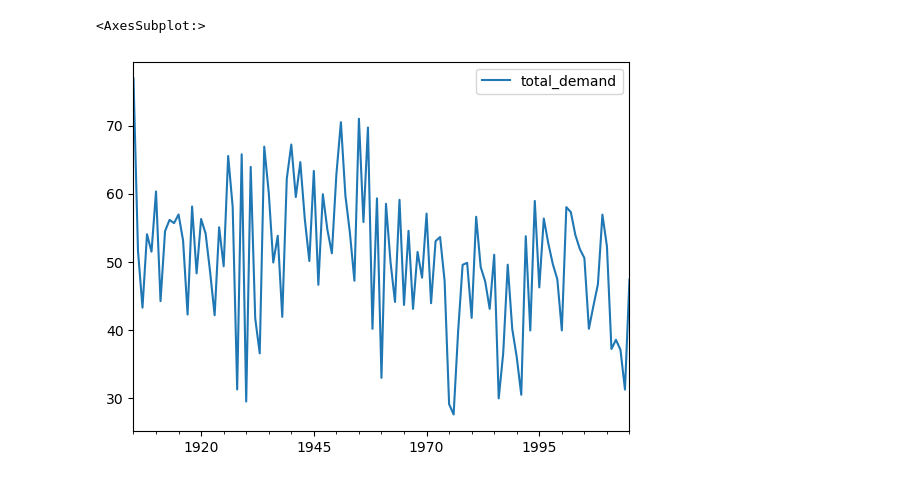
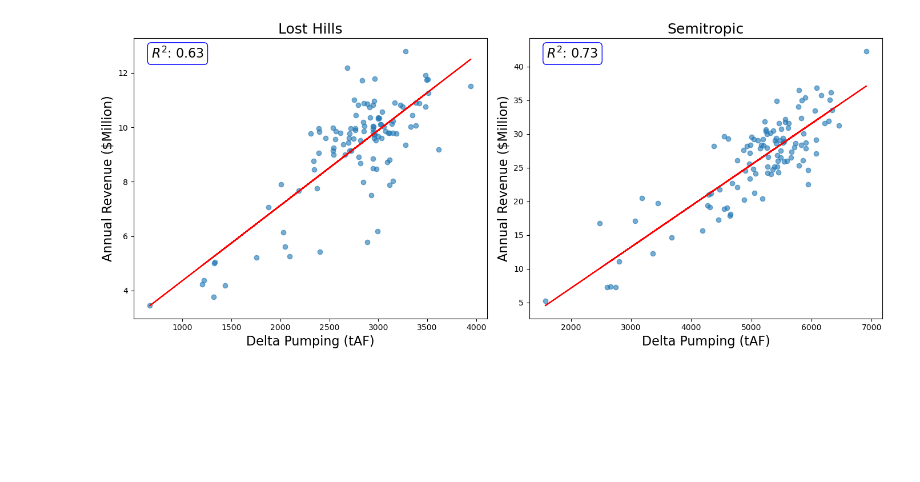
Before and after one commit to dlkency/CALFEWS_waterFutures, a Jupyter notebook: postprocess_district_rev.ipynb, the cells around one changed output. Saved outputs shown, nothing was run; the diff lists cells and outputs as text; code cells hidden in the pictures; blank space fills up the shorter version.

```diff
--- a/postprocess_district_rev.ipynb
+++ b/postprocess_district_rev.ipynb
@@ -61,9 +16,68 @@ metropolitan_SOC_irr_demand
-# %%
-yearly_demand_1 = datDaily[['wonderful_LHL_tableA_delivery']].resample('AS-OCT').max()
-yearly_demand_2 = datDaily[['losthills_tableA_delivery']].resample('AS-OCT').max()
-total= np.asarray(yearly_demand_1) + np.asarray(yearly_demand_2)
-total = pd.DataFrame(total, index=yearly_demand_1.index, columns=['total_demand'])
-total.plot()
-# %% [output]
-<AxesSubplot:>
-[figure, removed]
+# %%
+# Lost hills
+output_file_losthills = "results/110_year/results.hdf5"
+datDaily_losthills = get_results_sensitivity_number_outside_model(output_file_losthills, '')
+daily_pump_data_losthills = datDaily_losthills.loc[:, ['delta_HRO_pump', 'delta_TRP_pump']]
+daily_pump_data_losthills['total_pump'] = daily_pump_data_losthills['delta_HRO_pump']  # Losthills only uses HRO
+yearly_pump_data_losthills = daily_pump_data_losthills.resample('AS-OCT').sum()
+yearly_pump_data_losthills = yearly_pump_data_losthills['total_pump']
+
+revenue_file_losthills = 'calfews_src/postprocess/losthills_daily_revenue_110.csv'
+losthills_daily_revenue = pd.read_csv(revenue_file_losthills, index_col=0, parse_dates=True)
+losthills_Y_revenue = losthills_daily_revenue.resample('AS-OCT').last()
+aligned_data_losthills = losthills_Y_revenue.join(yearly_pump_data_losthills, how='inner')
+x_losthills = aligned_data_losthills['total_pump']
+y_losthills = aligned_data_losthills.iloc[:, 0]
+
+#  Semitropic
+revenue_file_semitropic = 'calfews_src/postprocess/semitropic_daily_revenue_110.csv'
+semitropic_daily_revenue = pd.read_csv(revenue_file_semitropic, index_col=0, parse_dates=True)
+daily_pump_data_semitropic = datDaily_losthills.copy()
+daily_pump_data_semitropic['total_pump'] = daily_pump_data_semitropic['delta_HRO_pump'] + daily_pump_data_semitropic['delta_TRP_pump']
+yearly_pump_data_semitropic = daily_pump_data_semitropic.resample('AS-OCT').sum()
+yearly_pump_data_semitropic = yearly_pump_data_semitropic['total_pump']
+semitropic_Y_revenue = semitropic_daily_revenue.resample('AS-OCT').last()
+aligned_data_semitropic = semitropic_Y_revenue.join(yearly_pump_data_semitropic, how='inner')
+x_semitropic = aligned_data_semitropic['total_pump']
+y_semitropic = aligned_data_semitropic.iloc[:, 0]
+
+fig, (ax1, ax2) = plt.subplots(1, 2, figsize=(14, 6))
+font_size = 16
+
+# Plot Lost Hills data
+slope_losthills, intercept_losthills = np.polyfit(x_losthills, y_losthills, 1)
+line_losthills = slope_losthills * x_losthills + intercept_losthills
+ss_res_losthills = np.sum((y_losthills - line_losthills) ** 2)
+ss_tot_losthills = np.sum((y_losthills - np.mean(y_losthills)) ** 2)
+r_squared_losthills = 1 - (ss_res_losthills / ss_tot_losthills)
+
+ax1.scatter(x_losthills, y_losthills, alpha=0.6)
+ax1.plot(x_losthills, line_losthills, 'r-', label=f'Fit line: y={slope_losthills:.2f}x + {intercept_losthills:.2f}')
+ax1.set_title("Lost Hills", fontsize=18)
+ax1.set_xlabel("Delta Pumping (tAF)", fontsize=font_size)
+ax1.set_ylabel("Annual Revenue ($Million)", fontsize=font_size)
+ax1.grid(False)
+ax1.annotate(f"$R^2$: {r_squared_losthills:.2f}", xy=(0.05, 0.93), xycoords='axes fraction',
+             fontsize=font_size, bbox=dict(boxstyle="round,pad=0.3", edgecolor='b', facecolor='white'))
+
+# Plot Semitropic data
+slope_semitropic, intercept_semitropic = np.polyfit(x_semitropic, y_semitropic, 1)
+line_semitropic = slope_semitropic * x_semitropic + intercept_semitropic
+ss_res_semitropic = np.sum((y_semitropic - line_semitropic) ** 2)
+ss_tot_semitropic = np.sum((y_semitropic - np.mean(y_semitropic)) ** 2)
+r_squared_semitropic = 1 - (ss_res_semitropic / ss_tot_semitropic)
+
+ax2.scatter(x_semitropic, y_semitropic, alpha=0.6)
+ax2.plot(x_semitropic, line_semitropic, 'r-', label=f'Fit line: y={slope_semitropic:.2f}x + {intercept_semitropic:.2f}')
+ax2.set_title("Semitropic", fontsize=18)
+ax2.set_xlabel("Delta Pumping (tAF)", fontsize=font_size)
+ax2.set_ylabel("Annual Revenue ($Million)", fontsize=font_size)
+ax2.grid(False)
+ax2.annotate(f"$R^2$: {r_squared_semitropic:.2f}", xy=(0.05, 0.93), xycoords='axes fraction',
+             fontsize=font_size, bbox=dict(boxstyle="round,pad=0.3", edgecolor='b', facecolor='white'))
+
+plt.tight_layout()
+plt.savefig(f"plots/basis_risk_110yr.png")
+plt.show()
+# %% [output]
+[figure, added]
```
Also changed, not shown: parts of 12 cells of this notebook, 25 other files.
